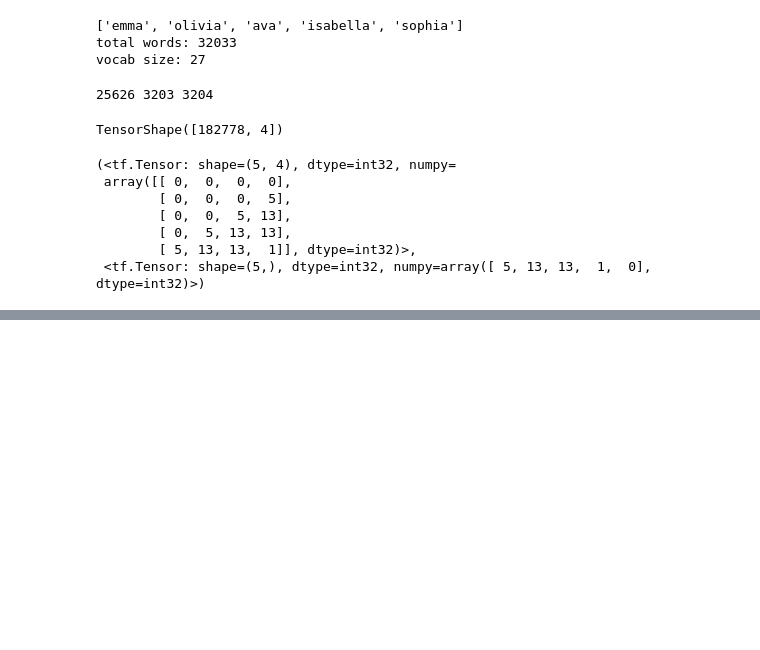
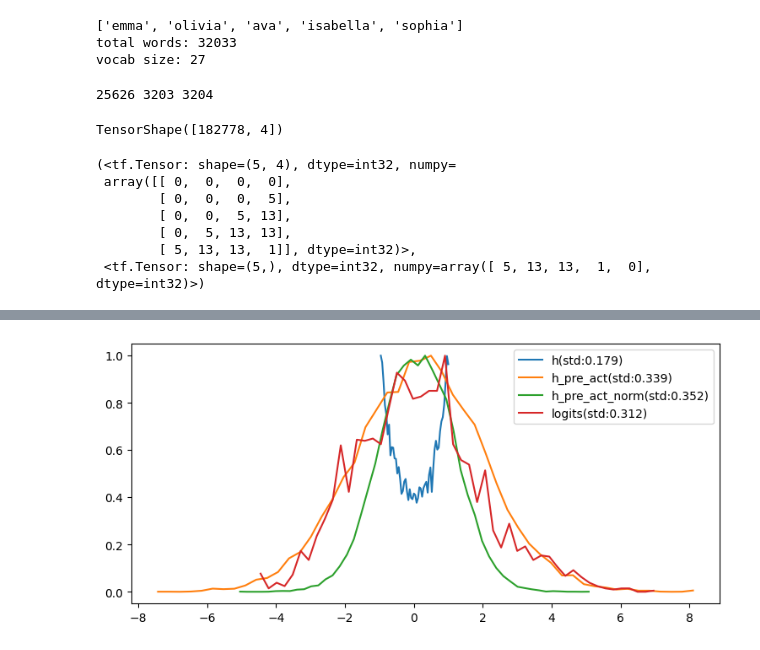
Before and after one commit to banished-panda/makemore, a Jupyter notebook: Makemore(C).ipynb, the cells around one changed output, grey strips where cells are left out. Saved outputs shown, nothing was run; the diff lists cells and outputs as text; code cells hidden in the pictures; blank space fills up the shorter version.

Commit message:
Add Batch Normalization

```diff
--- a/Makemore(C).ipynb
+++ b/Makemore(C).ipynb
@@ -100,6 +100,7 @@ def graph_distribution(params: list, param_names: list = None):
 embed_size = 10
 random_seed = 2147483647
 n_hidden = 300                        # No. of neuraons in hidden layer
+batch_norm_momentum = 0.999
 
 # - model params -
 g = tf.random.Generator.from_seed(random_seed)
@@ -108,15 +109,24 @@ g = tf.random.Generator.from_seed(random_seed)
 C = tf.Variable(g.normal((27, embed_size)))
 
 # Dense 1
-W1 = tf.Variable(g.normal((embed_size*context_length, n_hidden)) / (embed_size*context_length)**0.5)
-b1 = tf.Variable(g.normal((1, n_hidden)) * 0.00001)
+W1 = tf.Variable(g.normal((embed_size*context_length, n_hidden)) * (5/3)/(embed_size*context_length)**0.5)
+b1 = tf.Variable(g.normal((1, n_hidden)) * 0.01)
+
+# Batch normalization
+bn_gain = tf.Variable(tf.ones((1, n_hidden)))
+bn_bias = tf.Variable(tf.zeros((1, n_hidden)))
+# --- keep running mean and std for use during eval ---
+bn_mean_running = tf.Variable(tf.ones((1, n_hidden)))
+bn_std_running = tf.Variable(tf.zeros((1, n_hidden)))
+# --- momentum for batch_norm ---
+batch_norm_momentum = tf.constant(batch_norm_momentum)
 
 # Dense 2
 W2 = tf.Variable(g.normal((n_hidden,len(vocab))) / n_hidden**0.5)
-b2 = tf.Variable(g.normal((1, len(vocab))) * 0.00001)
+b2 = tf.Variable(g.normal((1, len(vocab))) * 0.0001)
 
 # trainable parameters
-parameters = [C, W1, b1, W2, b2]
+parameters = [C, W1, b1, bn_gain, bn_bias, W2, b2]
 
 print('No. of params:', sum(tf.size(param).numpy() for param in parameters))
 # %% [output]
@@ -124,7 +134,7 @@ No. of params: 20697
 # %%
 # - optimiztaion -
 
-epochs = 1
+epochs = 10
 learning_rate = 1e-1
 batch_size = 128
 
@@ -132,6 +142,8 @@ scce = tf.keras.losses.SparseCategoricalCrossentropy(from_logits=True)
 tf.random.set_seed(random_seed)
 losses = []
 learning_rate = tf.constant(learning_rate, dtype=tf.float32)
+
+one = tf.constant(1.0)
 
 for epoch in range(epochs):
 
@@ -152,10 +164,18 @@ for epoch in range(epochs):
     with tf.GradientTape() as tape:
       emb = tf.gather(C, Xs)
       h_pre_act = tf.reshape(emb, (batch_size, -1)) @ W1 + b1
-      h = tf.math.tanh(h_pre_act)
+      bn_mean = tf.reduce_mean(h_pre_act, axis=0, keepdims=True)
+      bn_std = tf.math.reduce_std(h_pre_act, axis=0, keepdims=True)
+      h_pre_act_norm = bn_gain * ((h_pre_act - bn_mean) / bn_std) + bn_bias
+      h = tf.math.tanh(h_pre_act_norm)
       logits = h @ W2 + b2
       # loss
       loss = scce(Ys, logits)
+
+    # --- record running std and mean for batch norm layer ---
+    bn_mean_running = batch_norm_momentum*bn_mean_running + (one-batch_norm_momentum)*bn_mean
+    bn_std_running = batch_norm_momentum*bn_std_running + (one-batch_norm_momentum)*bn_std
+
     average_loss += loss.numpy()
     losses.append(loss.numpy())
 
@@ -190,0 +233,4 @@ Epoch: 1 learning_rate: 0.1
+# %%
+graph_distribution([h, h_pre_act, h_pre_act_norm, logits], param_names = ['h', 'h_pre_act','h_pre_act_norm', 'logits'])
+# %% [output]
+[figure, added]
```
Also changed, not shown: parts of 12 cells of this notebook.
